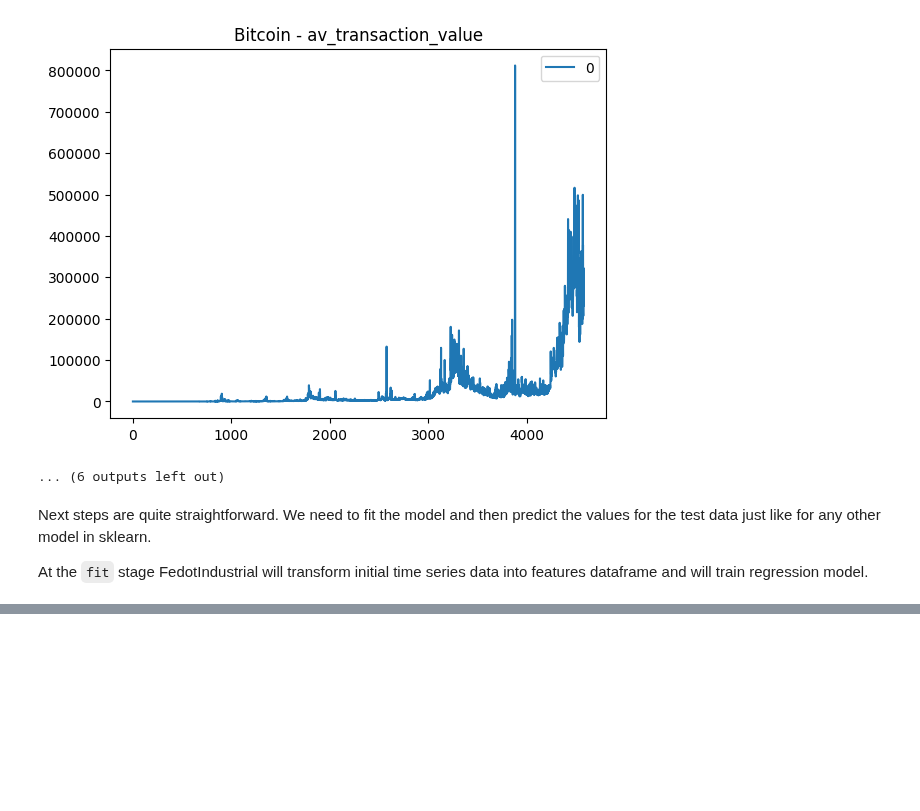
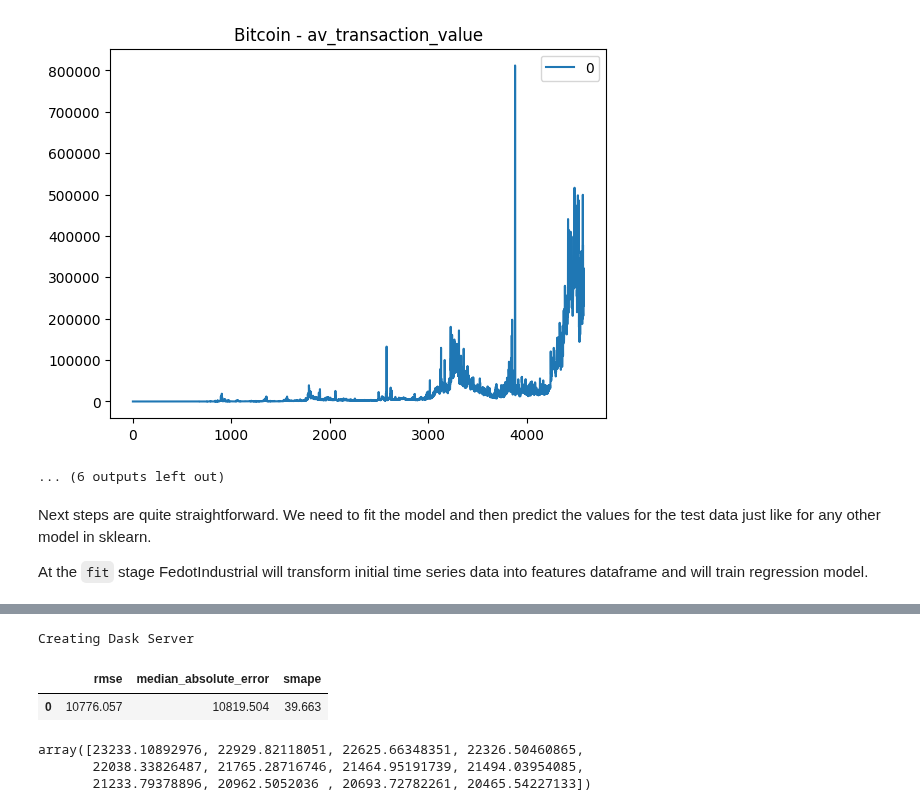
Before and after one commit to aimclub/Fedot.Industrial, a Jupyter notebook: examples/real_world_examples/industrial_examples/criptocurrency_analysis/ts_forecasting/bitcoin_forecasting.ipynb, the cells around one changed output, grey strips where cells are left out. Cells and saved outputs as stored; diff of their text form; code cells hidden in the pictures; blank space fills up the shorter version.

```diff
--- a/examples/real_world_examples/industrial_examples/criptocurrency_analysis/ts_forecasting/bitcoin_forecasting.ipynb
+++ b/examples/real_world_examples/industrial_examples/criptocurrency_analysis/ts_forecasting/bitcoin_forecasting.ipynb
@@ -33,3 +27,7 @@ params = dict(problem='ts_forecasting',
+# %%
+from fedot_ind.core.architecture.pipelines.abstract_pipeline import ApiTemplate
+api_client = ApiTemplate(api_config=api_config,
+                         metric_list=metric_names)
 # %%
 train_data
 # %% [output]
@@ -127,2 +83,17 @@ Creating Dask Server
+# %%
+result_dict = api_client.eval(dataset=dataset_dict)
+# %% [output]
+Creating Dask Server
+# %%
+result_dict['metrics']['eigen_ar']
+# %% [output]
+|  | rmse | median_absolute_error | smape |
+| 0 | 10776.057 | 10819.504 | 39.663 |
+# %%
+result_dict['labels']['eigen_ar']
+# %% [output]
+array([23233.10892976, 22929.82118051, 22625.66348351, 22326.50460865,
+       22038.33826487, 21765.28716746, 21464.95191739, 21494.03954085,
+       21233.79378896, 20962.5052036 , 20693.72782261, 20465.54227133])
 # %%
 import numpy as np
```
Also changed, not shown: parts of 18 cells of this notebook, 7 other files.
